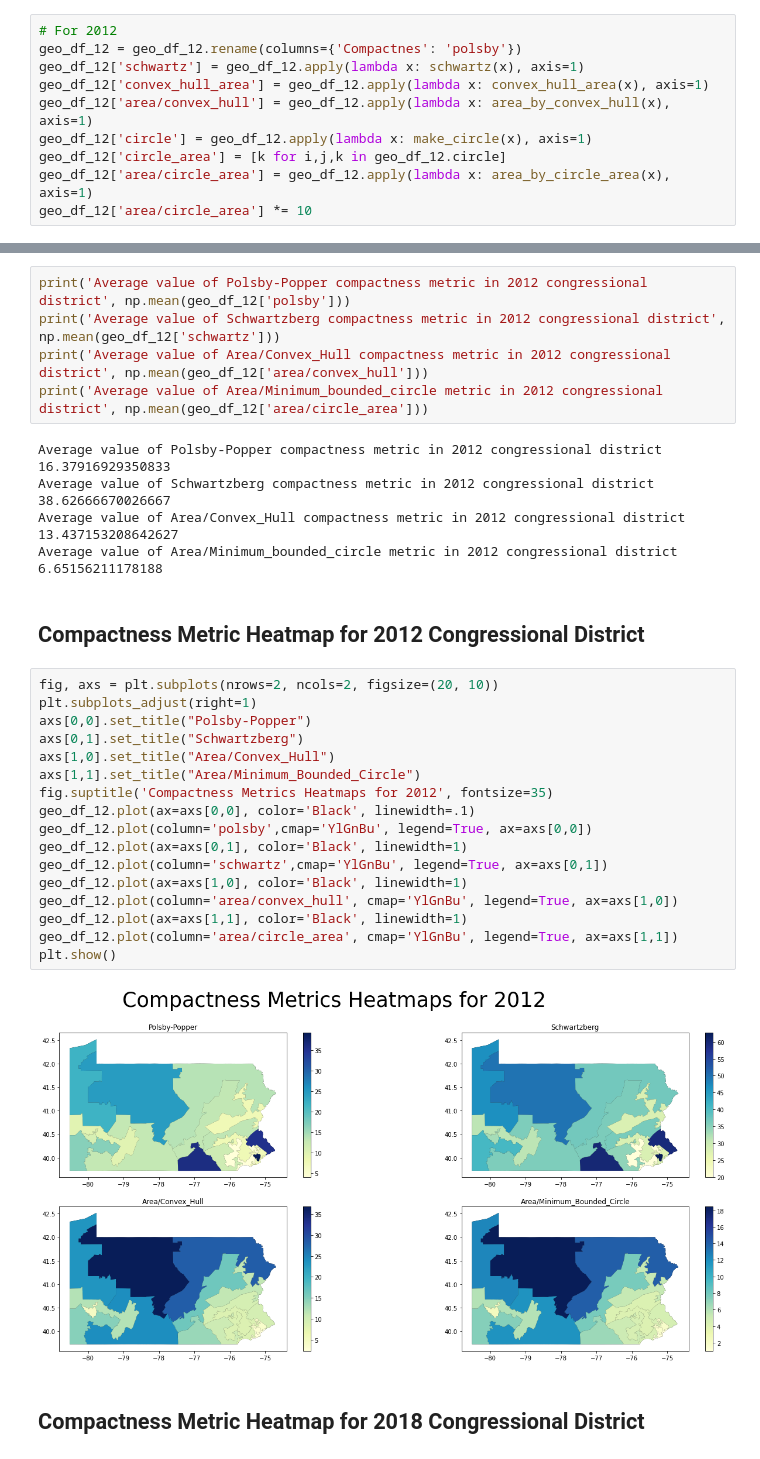
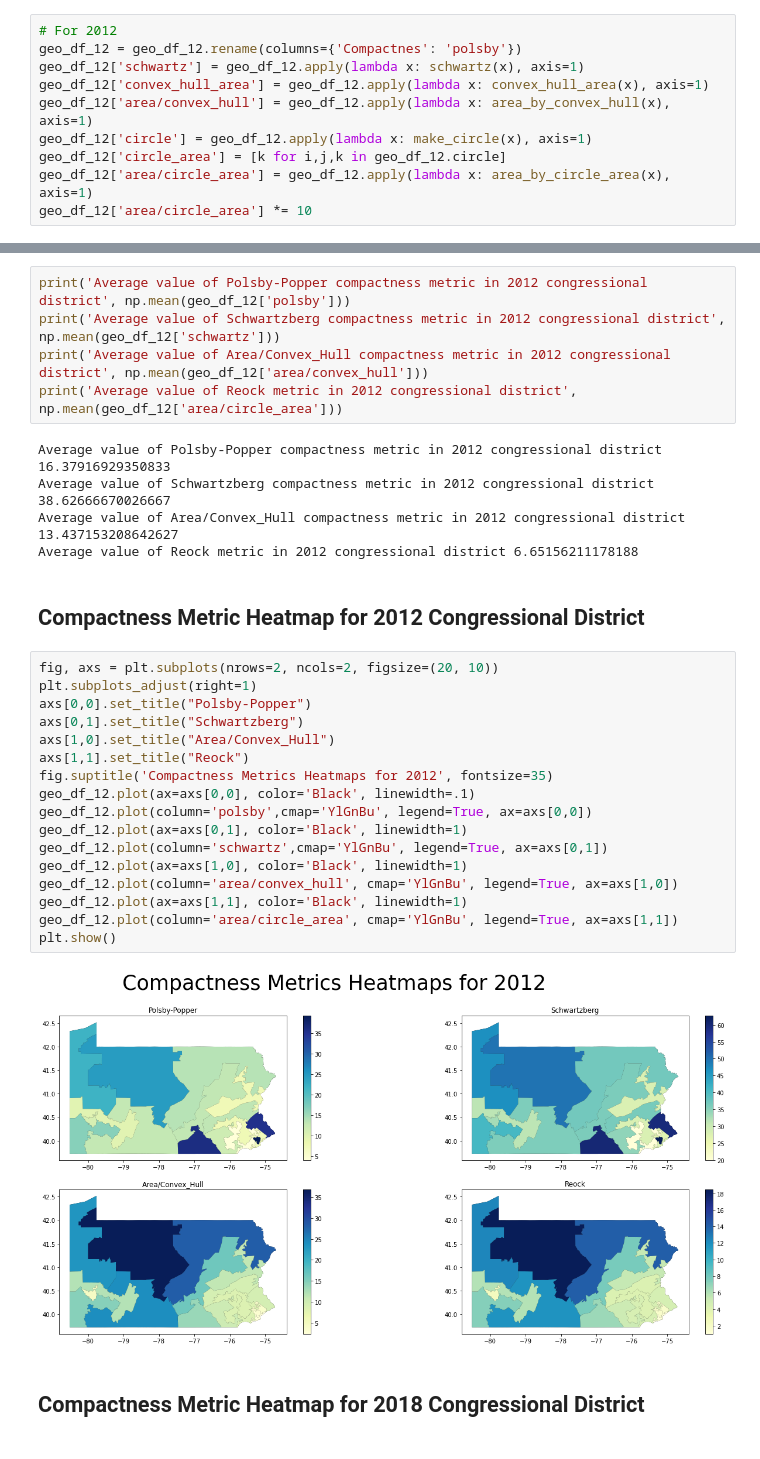
Before and after one commit to rahulmnair1997/Clustering-and-Regression-Analysis-of-Gerrymandering, a Jupyter notebook: EDA.ipynb, the cells around one changed output, grey strips where cells are left out. Drawn from its saved outputs; the diff is of its cells as text.

```diff
--- a/EDA.ipynb
+++ b/EDA.ipynb
@@ -314,33 +314,33 @@ Average value of Area/Minimum_bounded_circle metric in 2018 congressional distri
 print('Average value of Polsby-Popper compactness metric in 2012 congressional district', np.mean(geo_df_12['polsby']))
 print('Average value of Schwartzberg compactness metric in 2012 congressional district', np.mean(geo_df_12['schwartz']))
 print('Average value of Area/Convex_Hull compactness metric in 2012 congressional district', np.mean(geo_df_12['area/convex_hull']))
-print('Average value of Area/Minimum_bounded_circle metric in 2012 congressional district', np.mean(geo_df_12['area/circle_area']))
+print('Average value of Reock metric in 2012 congressional district', np.mean(geo_df_12['area/circle_area']))
 # %% [output]
 Average value of Polsby-Popper compactness metric in 2012 congressional district 16.37916929350833
 Average value of Schwartzberg compactness metric in 2012 congressional district 38.62666670026667
 Average value of Area/Convex_Hull compactness metric in 2012 congressional district 13.437153208642627
-Average value of Area/Minimum_bounded_circle metric in 2012 congressional district 6.65156211178188
+Average value of Reock metric in 2012 congressional district 6.65156211178188
 # %% [markdown]
 ## Compactness Metric Heatmap for 2012 Congressional District
 # %%
 fig, axs = plt.subplots(nrows=2, ncols=2, figsize=(20, 10))
 plt.subplots_adjust(right=1)
 axs[0,0].set_title("Polsby-Popper")
 axs[0,1].set_title("Schwartzberg")
 axs[1,0].set_title("Area/Convex_Hull")
-axs[1,1].set_title("Area/Minimum_Bounded_Circle")
+axs[1,1].set_title("Reock")
 fig.suptitle('Compactness Metrics Heatmaps for 2012', fontsize=35)
 geo_df_12.plot(ax=axs[0,0], color='Black', linewidth=.1)
 geo_df_12.plot(column='polsby',cmap='YlGnBu', legend=True, ax=axs[0,0])
 geo_df_12.plot(ax=axs[0,1], color='Black', linewidth=1)
 geo_df_12.plot(column='schwartz',cmap='YlGnBu', legend=True, ax=axs[0,1])
 geo_df_12.plot(ax=axs[1,0], color='Black', linewidth=1)
 geo_df_12.plot(column='area/convex_hull', cmap='YlGnBu', legend=True, ax=axs[1,0])
 geo_df_12.plot(ax=axs[1,1], color='Black', linewidth=1)
 geo_df_12.plot(column='area/circle_area', cmap='YlGnBu', legend=True, ax=axs[1,1])
 plt.show()
 # %% [output]
-[figure, old version]
+[figure, new version]
 # %% [markdown]
 ## Compactness Metric Heatmap for 2018 Congressional District
 # %%
```
Also changed, not shown: parts of 6 cells of this notebook.
